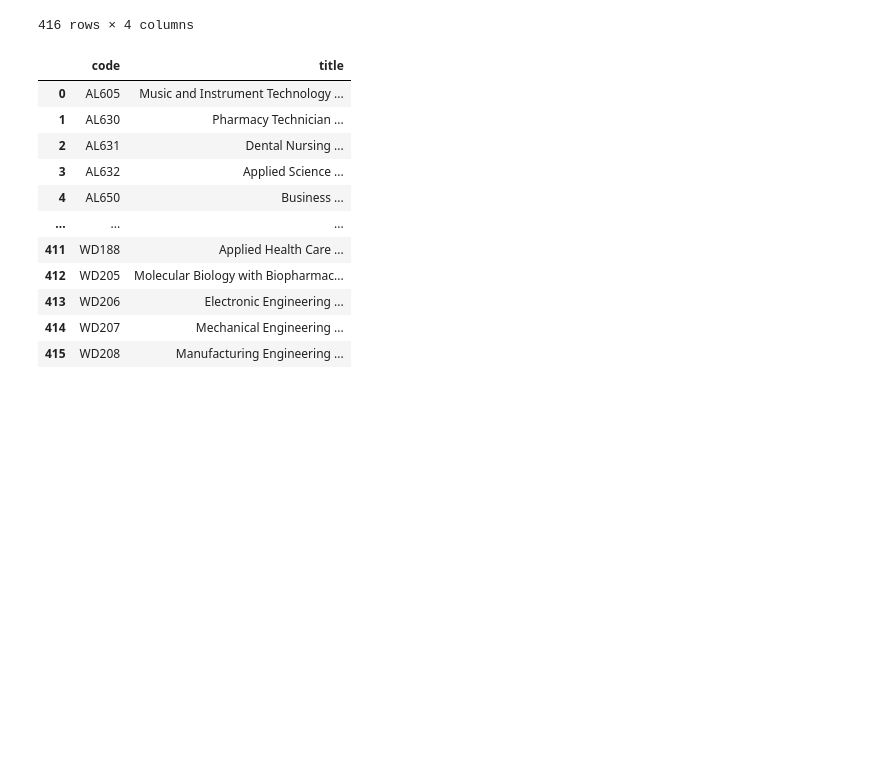
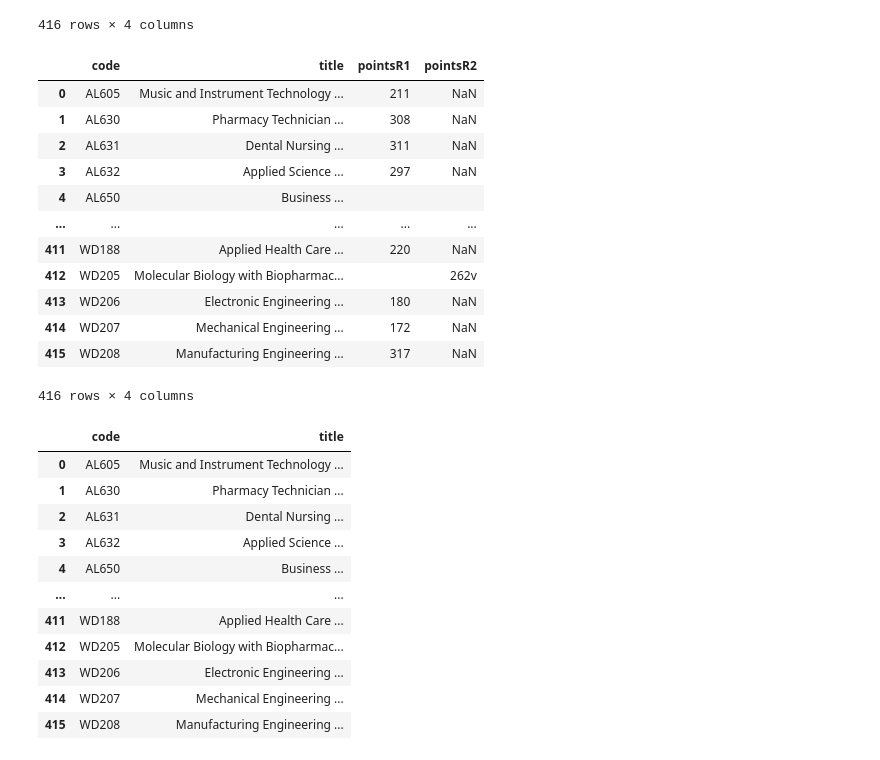
Before and after one commit to VCurry20/Jupyter-FDA2021, a Jupyter notebook: Week 7/COPY - cao.ipynb, the cells around one changed output. Saved outputs shown, nothing was run; the diff lists cells and outputs as text; code cells hidden in the pictures; blank space fills up the shorter version.

```diff
--- a/Week 7/COPY - cao.ipynb
+++ b/Week 7/COPY - cao.ipynb
@@ -332,3 +334,19 @@ df2021_76
+# %%
+df2021_76
+# %% [output]
+|  | code | title | pointsR1 | pointsR2 |
+| 0 | AL605 | Music and Instrument Technology ... | 211 | NaN |
+| 1 | AL630 | Pharmacy Technician ... | 308 | NaN |
+| 2 | AL631 | Dental Nursing ... | 311 | NaN |
+| 3 | AL632 | Applied Science ... | 297 | NaN |
+| 4 | AL650 | Business ... |  |  |
+| ... | ... | ... | ... | ... |
+| 411 | WD188 | Applied Health Care ... | 220 | NaN |
+| 412 | WD205 | Molecular Biology with Biopharmac... |  | 262v |
+| 413 | WD206 | Electronic Engineering ... | 180 | NaN |
+| 414 | WD207 | Mechanical Engineering ... | 172 | NaN |
+| 415 | WD208 | Manufacturing Engineering ... | 317 | NaN |
+416 rows × 4 columns
 # %%
 df2021_76[['code','title']]
 # %% [output]
```
Also changed, not shown: parts of 16 cells of this notebook, 10 other files.
